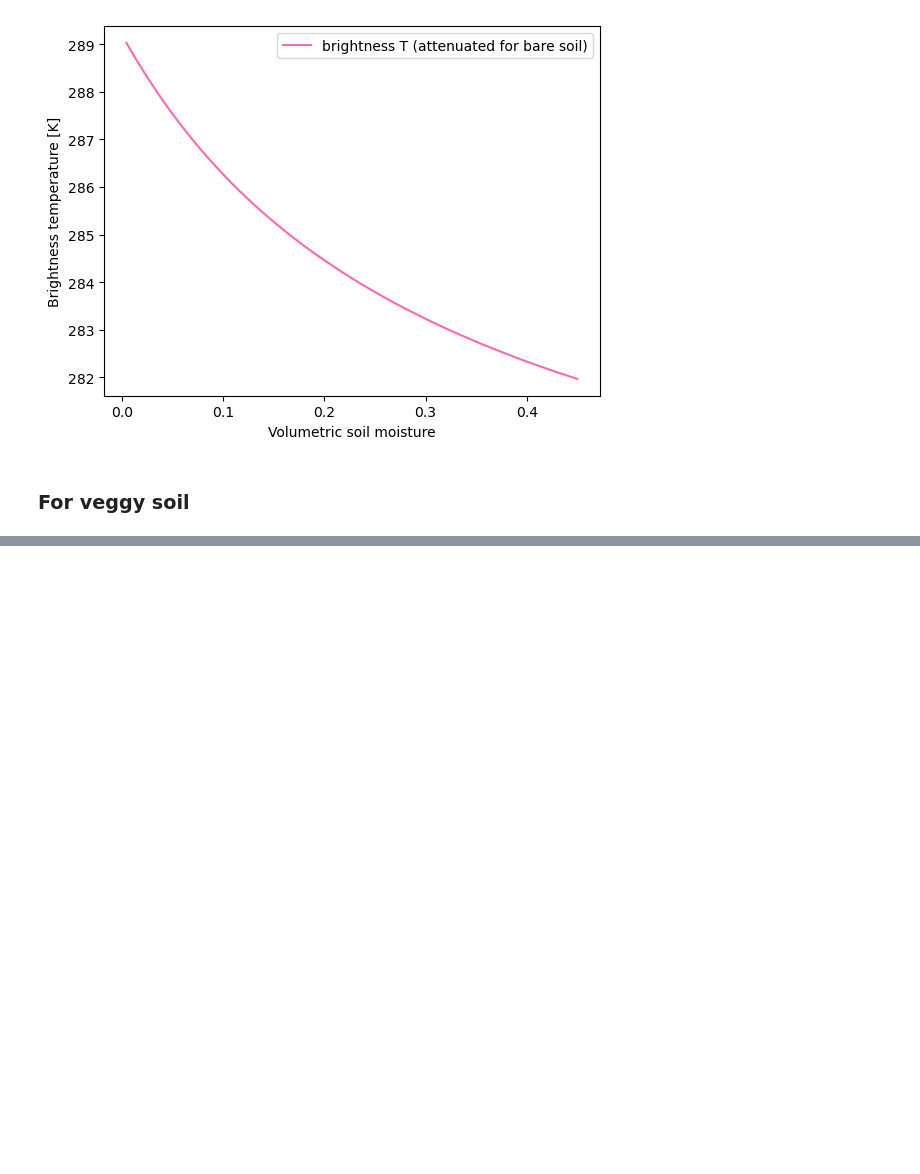
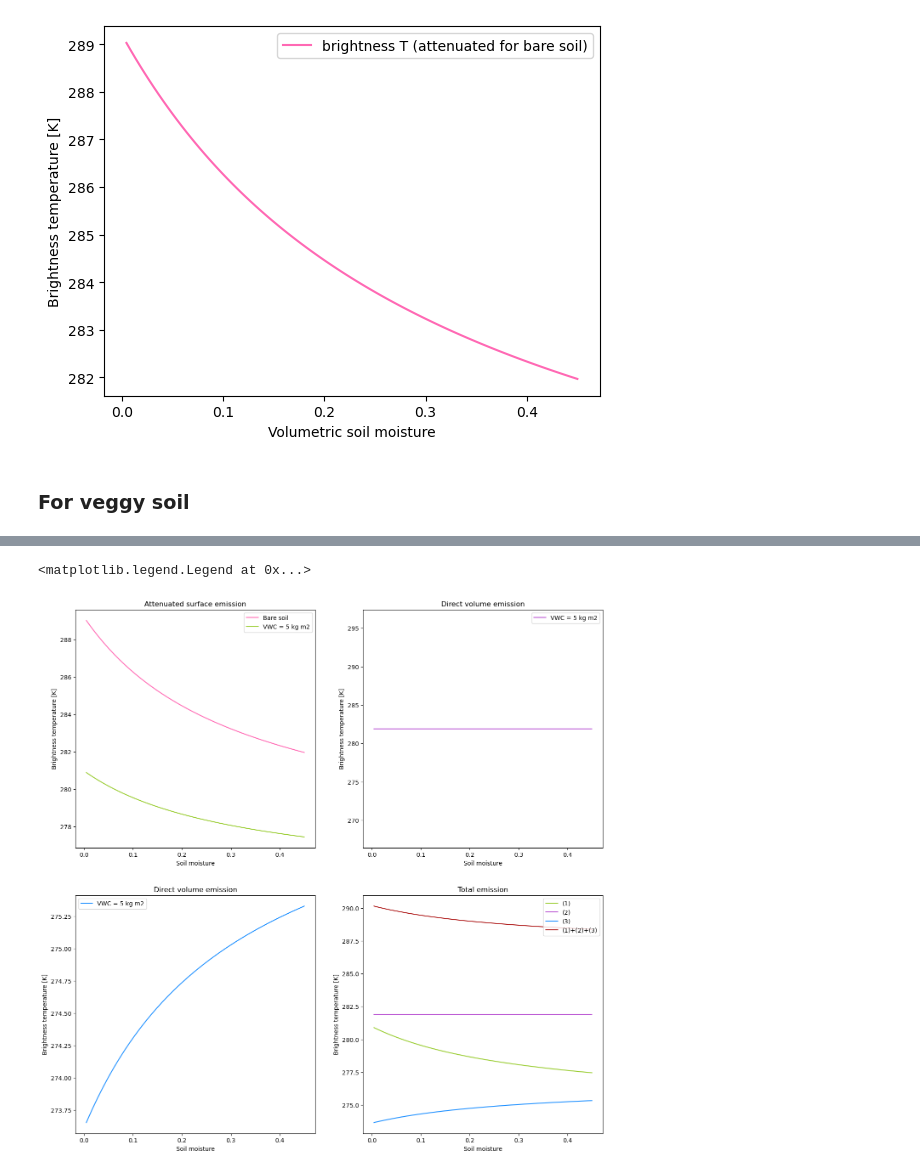
Before and after one commit to debnovalina/PPESO-Practical, a Jupyter notebook: microwave.ipynb, the cells around one changed output, grey strips where cells are left out. Cells and saved outputs as stored; diff of their text form; code cells hidden in the pictures; blank space fills up the shorter version.

```diff
--- a/microwave.ipynb
+++ b/microwave.ipynb
@@ -283,0 +284,35 @@ plt.show()
+# %%
+# Create the figure from the assignment
+
+fig, axes = plt.subplots(2, 2, figsize=(16, 16))
+
+axes[0,0].plot(mv,t1+273.15,color='hotpink',label='Bare soil')
+axes[0,0].plot(mv,t1_5+273.15,color='yellowgreen',label='VWC = 5 kg m2')
+axes[0,0].set_title('Attenuated surface emission')
+axes[0,0].set_xlabel('Soil moisture')
+axes[0,0].set_ylabel('Brightness temperature [K]')
+axes[0,0].legend()
+
+axes[0,1].plot(mv,t2_5+np.zeros(len(mv))+273.15,color='mediumorchid',label='VWC = 5 kg m2')
+axes[0,1].set_title('Direct volume emission')
+axes[0,1].set_xlabel('Soil moisture')
+axes[0,1].set_ylabel('Brightness temperature [K]')
+axes[0,1].legend()
+
+axes[1,0].plot(mv,t3_5+273.15,color='dodgerblue',label='VWC = 5 kg m2')
+axes[1,0].set_title('Direct volume emission')
+axes[1,0].set_xlabel('Soil moisture')
+axes[1,0].set_ylabel('Brightness temperature [K]')
+axes[1,0].legend()
+
+axes[1,1].plot(mv,t1_5+273.15,color='yellowgreen',label='(1)')
+axes[1,1].plot(mv,t2_5+np.zeros(len(mv))+273.15,color='mediumorchid',label='(2)')
+axes[1,1].plot(mv,t3_5+273.15,color='dodgerblue',label='(3)')
+axes[1,1].plot(mv,(t1_5+t2_5+np.zeros(len(mv))+t3_5)+273.15,color='firebrick',label='(1)+(2)+(3)')
+axes[1,1].set_title('Total emission')
+axes[1,1].set_xlabel('Soil moisture')
+axes[1,1].set_ylabel('Brightness temperature [K]')
+axes[1,1].legend()
+# %% [output]
+<matplotlib.legend.Legend at 0x...>
+[figure, added]
```
Also changed, not shown: parts of 2 cells of this notebook.
